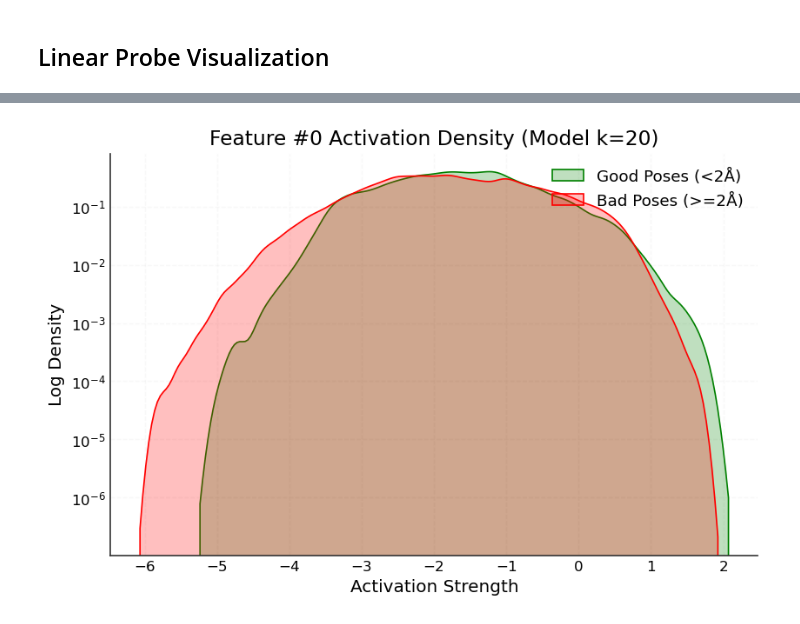
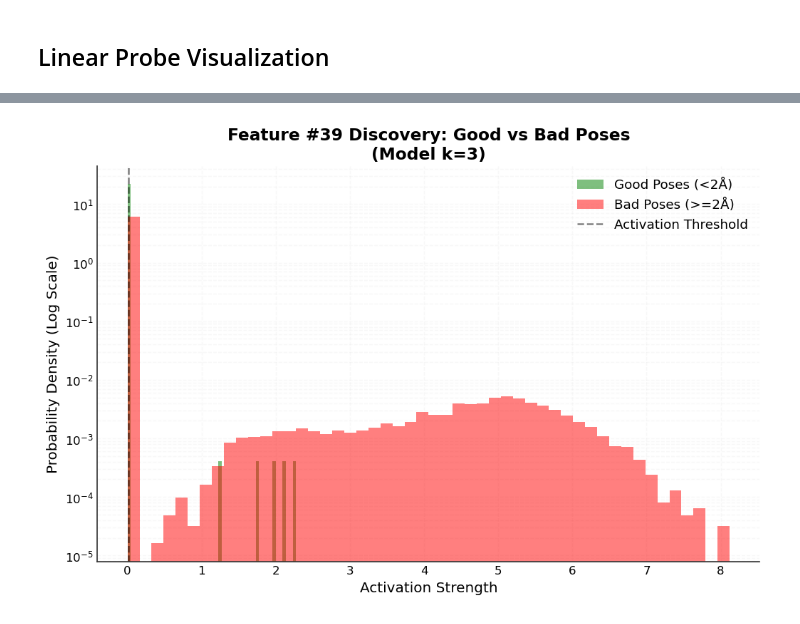
Before and after one commit to yuen-liu/laloo-sae, a Jupyter notebook: notebooks/sae_all.ipynb, the cells around one changed output, grey strips where cells are left out. Saved outputs shown, nothing was run; the diff lists cells and outputs as text; code cells hidden in the pictures.

```diff
--- a/notebooks/sae_all.ipynb
+++ b/notebooks/sae_all.ipynb
@@ -1124,7 +1041,5 @@ Loaded 435069 samples from ./processed_data
 # %%
-# Linear Probe: Logistic Regression to Classify Bad Poses (RMSD >= 2.0 Å)
-
-# 1. Define Target: 1 for Bad Pose, 0 for Good Pose
+# Define Target: 1 for Bad Pose, 0 for Good Pose
 y_is_bad = (rmsd >= 2.0).astype(int)
 print(f"Target Distribution:")
 print(f"  Total Samples: {len(y_is_bad)}")
@@ -1153,11 +1068,13 @@ aupr_raw = average_precision_score(y_val, y_val_pred_raw)
 print(f"  -> Raw Latents Val auPR: {aupr_raw:.4f}")
 
 probe_results.append({
-    "Model": "Raw Latents (30D)",
-    "k": "-",
+    "Model": "Raw Latents",
+    "k": 0,
     "Val auPR": aupr_raw,
-    "Delta": 0.0
+    "Delta": 0.0,
+    "Top 3 Features (Weight)": "N/A"
 })
+df_probe = pd.DataFrame(probe_results)
 # %% [output]
 Target Distribution:
   Total Samples: 435069
@@ -1504,25 +1411,39 @@ Top 5 Poses for Feature #111 (k=20):
-# %%
-def plot_feature_separation(model_k, feature_idx):
-    model = trained_models[model_k]
-    all_latents_tensor = torch.FloatTensor(latents_normalized).to(device)
-
-    with torch.no_grad():
-        acts, _, _ = model.encode(all_latents_tensor)
-        f_acts = acts[:, feature_idx].cpu().numpy()
-
-    plt.figure(figsize=(8, 5))
-
-    # Plot Good vs Bad distributions
-    sns.kdeplot(f_acts[rmsd < 2.0], fill=True, label='Good Poses (<2Å)', color='green', log_scale=(False, True))
-    sns.kdeplot(f_acts[rmsd >= 2.0], fill=True, label='Bad Poses (>=2Å)', color='red', log_scale=(False, True))
-
-    plt.title(f"Feature #{feature_idx} Activation Density (Model k={model_k})")
-    plt.xlabel("Activation Strength")
-    plt.ylabel("Log Density")
-    plt.legend()
-    plt.grid(True, alpha=0.2)
-    plt.show()
-
-plot_feature_separation(20, 0)
-# %% [output]
-[figure, removed]
+# %%
+def plot_feature_separation(model_k, feature_idx):
+    # 1. Setup
+    model = trained_models[model_k]
+    model.eval()
+    all_latents_tensor = torch.FloatTensor(latents_normalized).to(device)
+
+    # 2. Extract activations (Ensuring we use the correct method)
+    with torch.no_grad():
+        # Using get_acts is usually safer/consistent with your other cells
+        f_acts = model.get_acts(all_latents_tensor)[:, feature_idx].cpu().numpy()
+
+    plt.figure(figsize=(10, 6))
+
+    # 3. Use Histograms instead of KDE for Sparse Data
+    # KDEs struggle with the 'spike at zero' in Sparse Autoencoders
+    is_bad = rmsd >= 2.0
+
+    # We use density=True to compare shapes, and log=True to see the 'rare' activations
+    plt.hist(f_acts[~is_bad], bins=50, alpha=0.5, label='Good Poses (<2Å)',
+             color='green', density=True, log=True)
+    plt.hist(f_acts[is_bad], bins=50, alpha=0.5, label='Bad Poses (>=2Å)',
+             color='red', density=True, log=True)
+
+    # Add a threshold line if you want to see where the probe might cut
+    # Finding a reasonable 'fire' threshold (e.g., > 0)
+    plt.axvline(x=0.01, color='black', linestyle='--', alpha=0.5, label='Activation Threshold')
+
+    plt.title(f"Feature #{feature_idx} Discovery: Good vs Bad Poses\n(Model k={model_k})", fontweight='bold')
+    plt.xlabel("Activation Strength")
+    plt.ylabel("Probability Density (Log Scale)")
+    plt.legend()
+    plt.grid(True, alpha=0.2, which="both") # which="both" helps with log scale grid
+    plt.show()
+
+# Test it with the Best Feature from your k=3 probe
+plot_feature_separation(3, 39)
+# %% [output]
+[figure, added]
```
Also changed, not shown: parts of 25 cells of this notebook.
